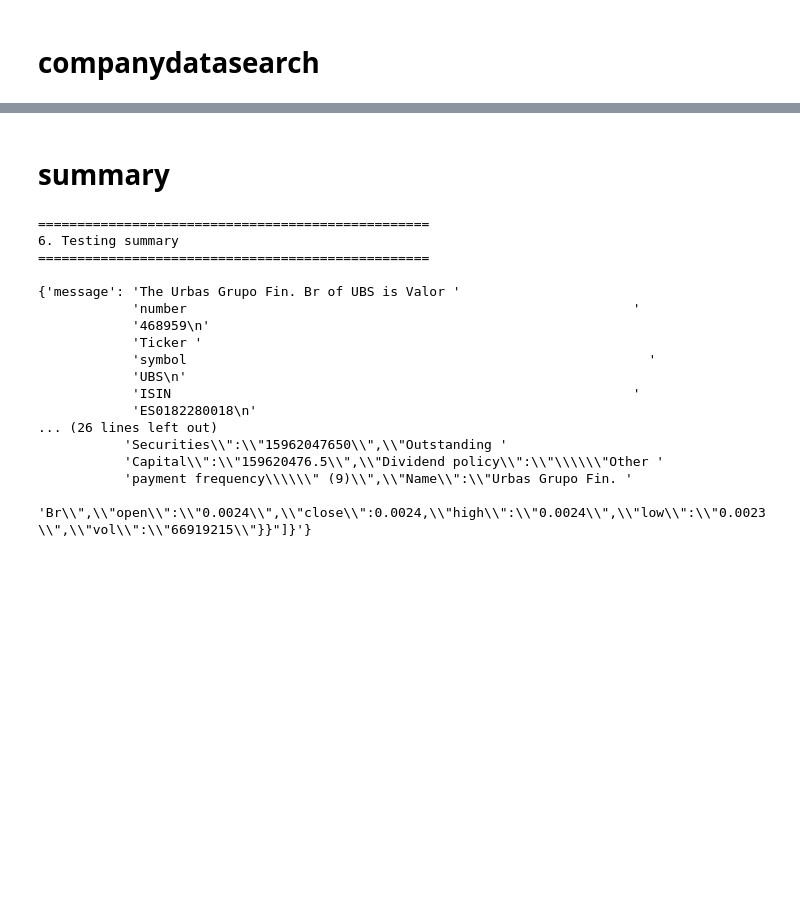
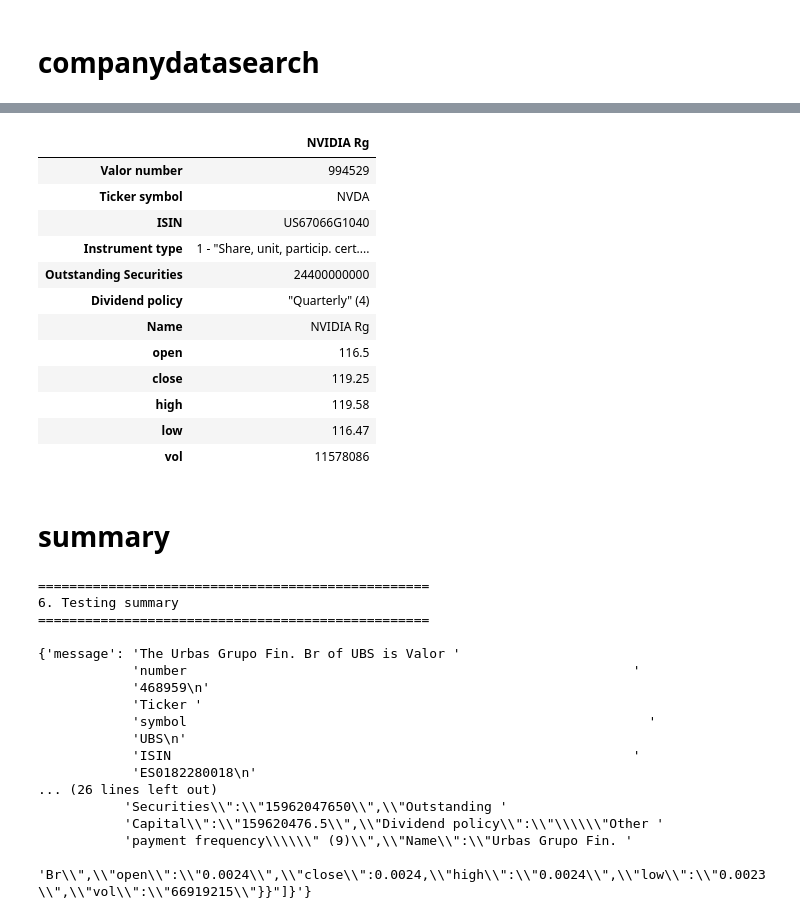
Before and after one commit to Lasseses/START-Hack, a Jupyter notebook: backend/backups/temp copy.ipynb, the cells around one changed output, grey strips where cells are left out. Drawn from its saved outputs; the diff is of its cells as text; code cells hidden in the pictures; blank space fills up the shorter version.

```diff
--- a/backend/src/api/test.ipynb
+++ b/backend/backups/temp copy.ipynb
@@ -219,0 +199,22 @@ pprint(criteria_rechart)
+# %%
+def companydatasearch(query:str):
+    """
+    This tool is useful when you need information about one or more companies, such as employee numbers,
+    market or financial information, ratios, fundamentals, etc. Input the query in the following format:
+    '{"company1": "information to retrieve|yyyyQq"; "company2": "information to retrieve|yyyy"}'.
+    Example: '{"Caixabank": "number of employees|2023"; "BBVA": "number of employees|2023"}'.
+    """
+    url = ("https://idchat-api-containerapp01-dev.orangepebble-16234c4b."
+           "switzerlandnorth.azurecontainerapps.io//companydatasearch"
+           f"?query={query}")
+    response = requests.post(url)
+    return response.json()
+# %%
+query = '{"Caixabank": "revenue"; "BBVA": "revenue"}'
+response = companydatasearch(query)
+pd.DataFrame(json.loads(json.loads(response["object"])["data"][0])).columns
+
+
+# criteria_rechart = convert_companydatasearch(query, response)
+
+# pprint(criteria_rechart)
@@ -219,0 +257,13 @@ pprint(criteria_rechart)
+# %%
+import requests
+
+query = '{"Caixabank": "trades|2023"}'
+url = ("https://idchat-api-containerapp01-dev.orangepebble-16234c4b."
+        "switzerlandnorth.azurecontainerapps.io//companydatasearch"
+        f"?query={query}")
+
+response = requests.post(url).json()
+# %%
+import pandas as pd
+
+pd.DataFrame(json.loads(json.loads(response["object"])["data"][0]))
@@ -220,3 +273,23 @@ pprint(criteria_rechart)
+# %%
+from api.six import summary
+
+response = summary("NVIDIA")
+
+pd.DataFrame(json.loads(json.loads(response["object"])["data"][0]))
+# %% [output]
+|  | NVIDIA Rg |
+| Valor number | 994529 |
+| Ticker symbol | NVDA |
+| ISIN | US67066G1040 |
+| Instrument type | 1 - "Share, unit, particip. cert.... |
+| Outstanding Securities | 24400000000 |
+| Dividend policy | "Quarterly" (4) |
+| Name | NVIDIA Rg |
+| open | 116.5 |
+| close | 119.25 |
+| high | 119.58 |
+| low | 116.47 |
+| vol | 11578086 |
 # %% [markdown]
 # summary
 # %%
```
Also changed, not shown: parts of 10 cells of this notebook, 10 other files.
